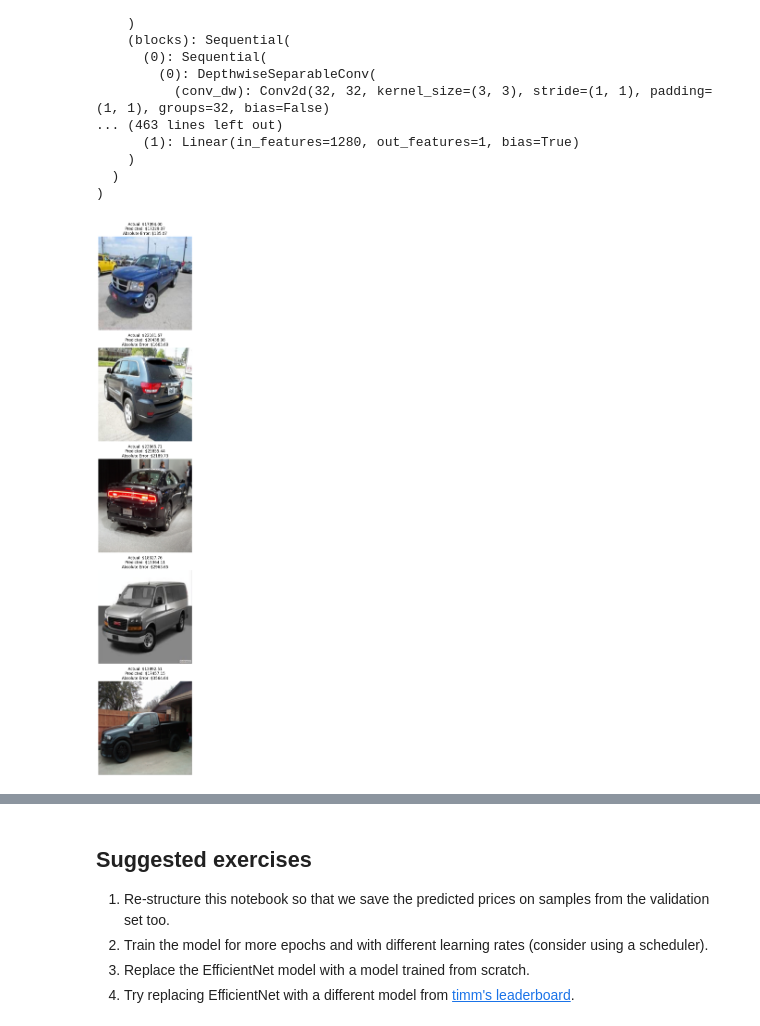
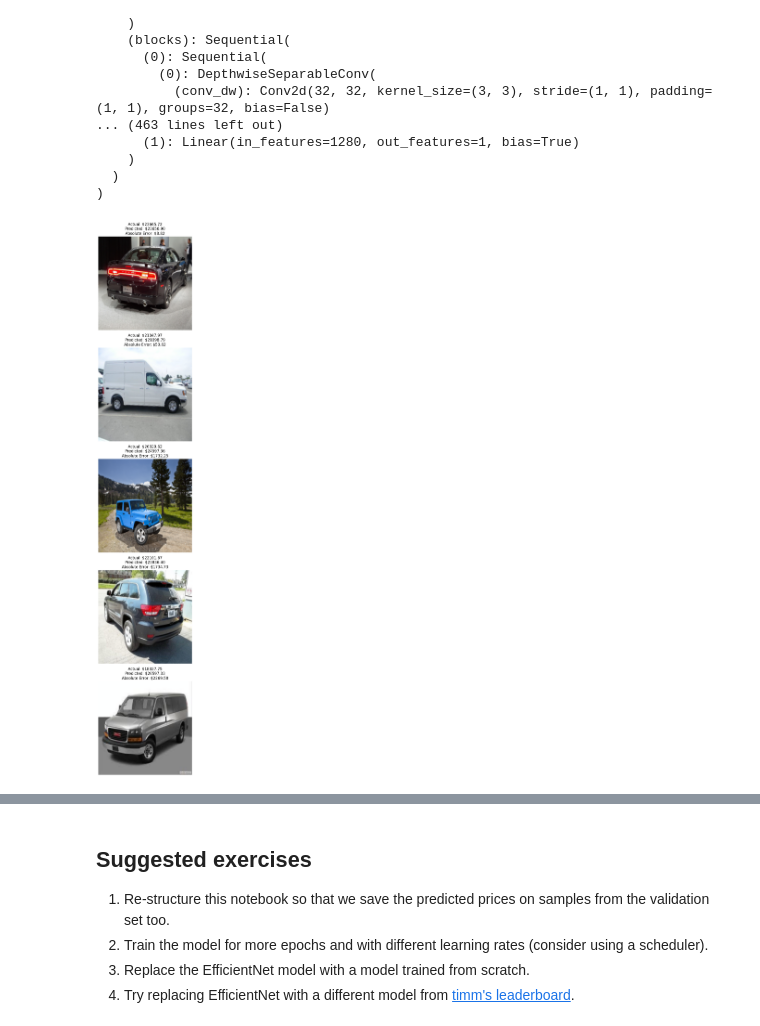
Before and after one commit to eagle-dai/practical-computer-vision, a Jupyter notebook: notebooks/Predicting_Car_Prices_Based_on_Their_Images.ipynb, the cells around one changed output, grey strips where cells are left out. Cells and saved outputs as stored; diff of their text form; code cells hidden in the pictures.

Commit message:
updated prediction of car prices

```diff
--- a/notebooks/Predicting_Car_Prices_Based_on_Their_Images.ipynb
+++ b/notebooks/Predicting_Car_Prices_Based_on_Their_Images.ipynb
@@ -140,7 +176,7 @@ from datasets import DatasetDict
 MODEL_NAME = "efficientnet_b0"  # Can be changed to other variants like b1-b7
 BATCH_SIZE = 32
 LEARNING_RATE = 0.003
-NUM_EPOCHS = 50
+NUM_EPOCHS = 10
 DEVICE = torch.device("cuda" if torch.cuda.is_available() else "cpu")
 print(f"Using device: {DEVICE}")
 
@@ -161,8 +197,10 @@ class HFImageDataset(torch.utils.data.Dataset):
         # Convert image to RGB
         image = image.convert("RGB")
 
-        # Convert price to tensor
-        price_tensor = torch.tensor(price, dtype=torch.float32)
+        # Convert price to tensor (log scaled for numerical stability)
+        # Q: Can you identify the effect of using the log-scale during training?
+        # Q: What would happen to our training if we remove the call to .log()?
+        price_tensor = torch.tensor(price, dtype=torch.float32).log()
 
         # Apply transformations if specified
         if self.transform:
@@ -495,34 +533,35 @@ def show_predictions(model, test_loader, device=DEVICE, num_samples=5):
         predictions = model(images)
 
     # Move data back to CPU for plotting and sorting
+    # Undo the log scaling we used during training
     images = images.cpu()
-    targets = targets.cpu().numpy()
-    predictions = predictions.cpu().numpy()
+    targets = targets.exp().cpu().numpy()
+    predictions = predictions.exp().cpu().numpy()
 
     # Calculate absolute errors and sort indices
     absolute_errors = np.abs(targets - predictions)
     sorted_indices = np.argsort(absolute_errors)
 
     # Display images and predictions, sorted by lowest error
     fig, axes = plt.subplots(num_samples, 1, figsize=(10, num_samples * 5))
     for i in range(num_samples):
         ax = axes[i]
         index = sorted_indices[i]  # Get the index of the sample with the i-th lowest error
 
         # Un-normalize the image for display
         image = images[index].numpy().transpose(1, 2, 0)
         image = image * np.array([0.229, 0.224, 0.225]) + np.array([0.485, 0.456, 0.406])
         image = np.clip(image, 0, 1)
 
         ax.imshow(image)
         absolute_error = absolute_errors[index]
         ax.set_title(f"Actual: ${targets[index]:.2f}\nPredicted: ${predictions[index]:.2f}\nAbsolute Error: ${absolute_error:.2f}")
         ax.axis("off")
 
     plt.tight_layout()
     plt.show()
 
 # Call the function to show predictions
 show_predictions(model, test_loader)
 # %% [output]
-[figure, old version]
+[figure, new version]
```
Also changed, not shown: parts of 10 cells of this notebook.
